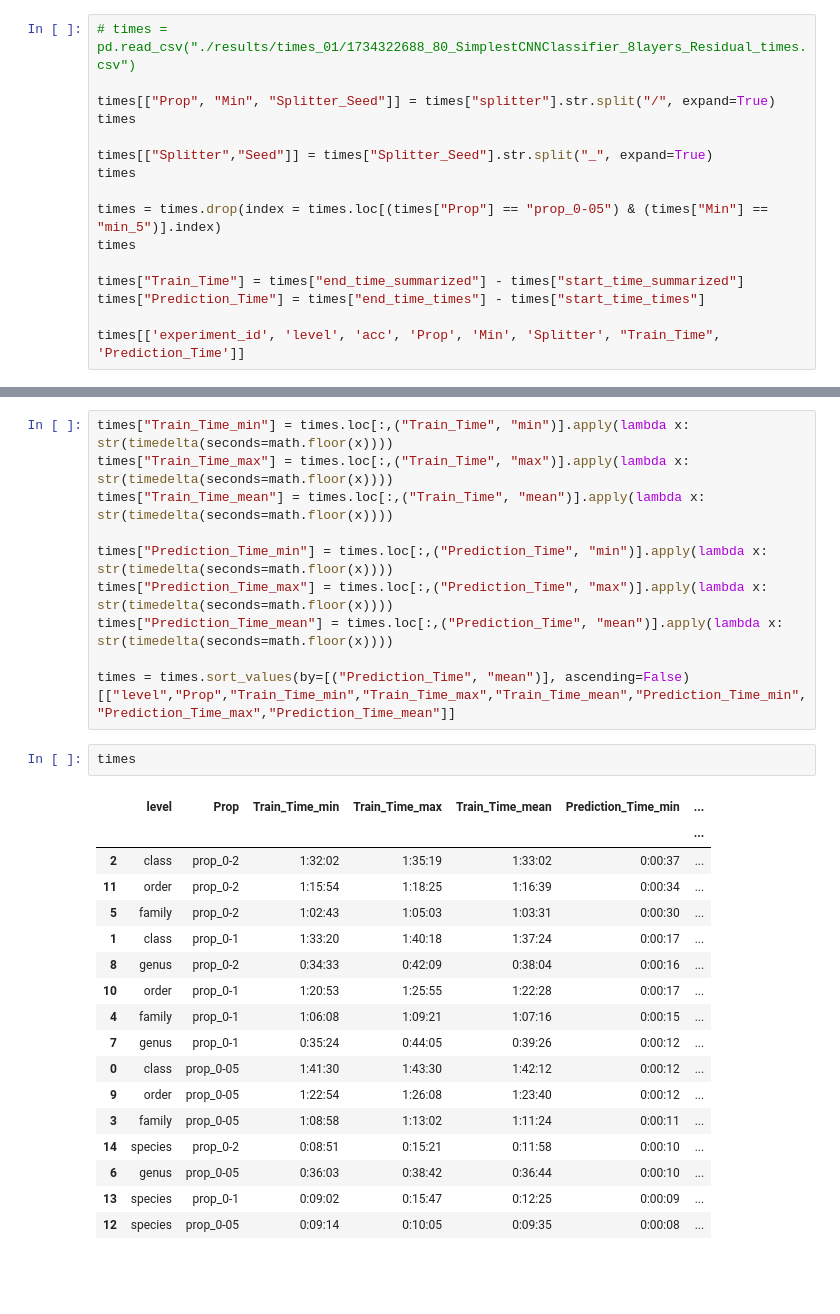
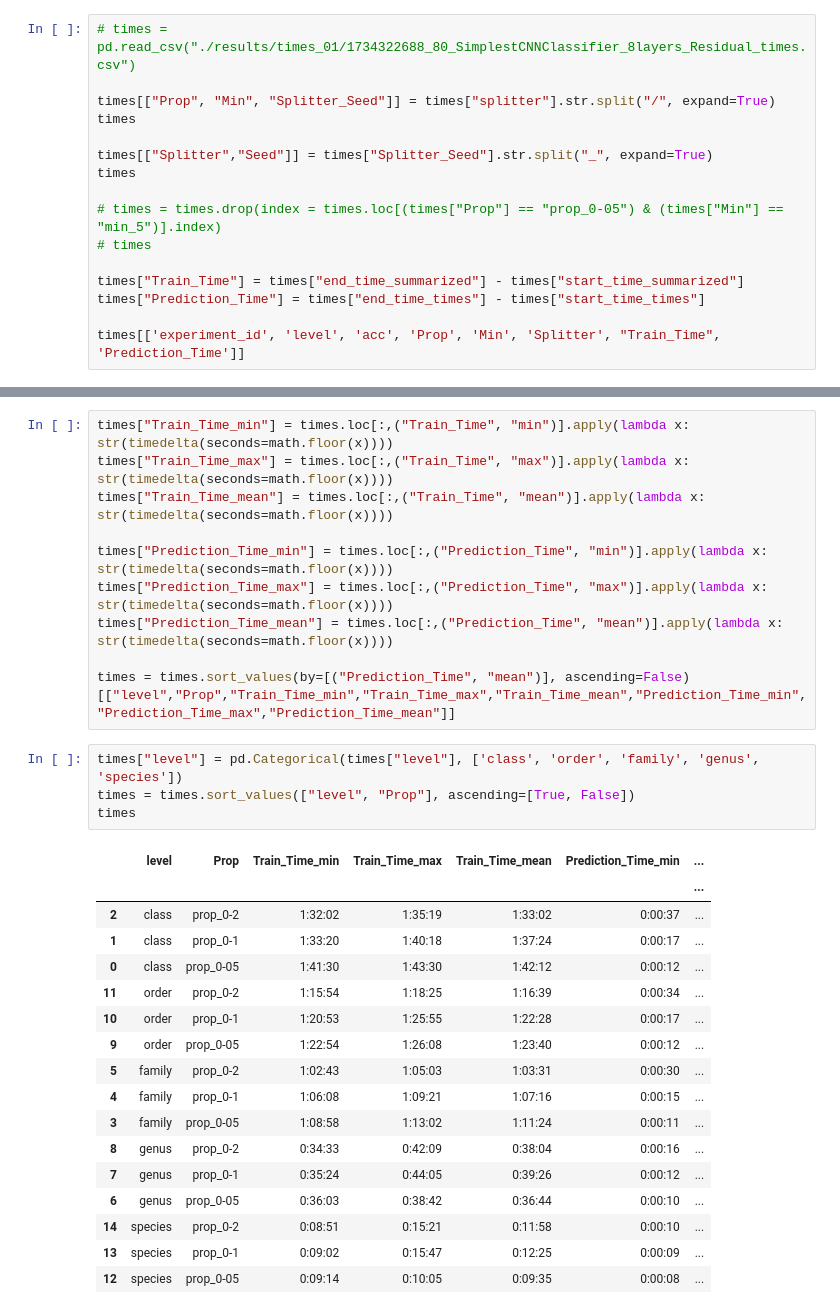
Before and after one commit to GSFrainer/taxonomy_classification, a Jupyter notebook: CNN/times.ipynb, the cells around one changed output, grey strips where cells are left out. Drawn from its saved outputs; the diff is of its cells as text; blank space fills up the shorter version.

```diff
--- a/CNN/times.ipynb
+++ b/CNN/times.ipynb
@@ -38,8 +38,8 @@ times
 times[["Splitter","Seed"]] = times["Splitter_Seed"].str.split("_", expand=True)
 times
 
-times = times.drop(index = times.loc[(times["Prop"] == "prop_0-05") & (times["Min"] == "min_5")].index)
-times
+# times = times.drop(index = times.loc[(times["Prop"] == "prop_0-05") & (times["Min"] == "min_5")].index)
+# times
 
 times["Train_Time"] = times["end_time_summarized"] - times["start_time_summarized"]
 times["Prediction_Time"] = times["end_time_times"] - times["start_time_times"]
@@ -94,23 +94,25 @@ times["Prediction_Time_max"] = times.loc[:,("Prediction_Time", "max")].apply(lam
 times["Prediction_Time_mean"] = times.loc[:,("Prediction_Time", "mean")].apply(lambda x: str(timedelta(seconds=math.floor(x))))
 
 times = times.sort_values(by=[("Prediction_Time", "mean")], ascending=False)[["level","Prop","Train_Time_min","Train_Time_max","Train_Time_mean","Prediction_Time_min","Prediction_Time_max","Prediction_Time_mean"]]
-# %%
-times
-# %% [output]
-|  | level | Prop | Train_Time_min | Train_Time_max | Train_Time_mean | Prediction_Time_min | ... |
-|  |  |  |  |  |  |  | ... |
-| 2 | class | prop_0-2 | 1:32:02 | 1:35:19 | 1:33:02 | 0:00:37 | ... |
-| 11 | order | prop_0-2 | 1:15:54 | 1:18:25 | 1:16:39 | 0:00:34 | ... |
-| 5 | family | prop_0-2 | 1:02:43 | 1:05:03 | 1:03:31 | 0:00:30 | ... |
-| 1 | class | prop_0-1 | 1:33:20 | 1:40:18 | 1:37:24 | 0:00:17 | ... |
-| 8 | genus | prop_0-2 | 0:34:33 | 0:42:09 | 0:38:04 | 0:00:16 | ... |
-| 10 | order | prop_0-1 | 1:20:53 | 1:25:55 | 1:22:28 | 0:00:17 | ... |
-| 4 | family | prop_0-1 | 1:06:08 | 1:09:21 | 1:07:16 | 0:00:15 | ... |
-| 7 | genus | prop_0-1 | 0:35:24 | 0:44:05 | 0:39:26 | 0:00:12 | ... |
-| 0 | class | prop_0-05 | 1:41:30 | 1:43:30 | 1:42:12 | 0:00:12 | ... |
-| 9 | order | prop_0-05 | 1:22:54 | 1:26:08 | 1:23:40 | 0:00:12 | ... |
-| 3 | family | prop_0-05 | 1:08:58 | 1:13:02 | 1:11:24 | 0:00:11 | ... |
-| 14 | species | prop_0-2 | 0:08:51 | 0:15:21 | 0:11:58 | 0:00:10 | ... |
-| 6 | genus | prop_0-05 | 0:36:03 | 0:38:42 | 0:36:44 | 0:00:10 | ... |
-| 13 | species | prop_0-1 | 0:09:02 | 0:15:47 | 0:12:25 | 0:00:09 | ... |
-| 12 | species | prop_0-05 | 0:09:14 | 0:10:05 | 0:09:35 | 0:00:08 | ... |
+# %%
+times["level"] = pd.Categorical(times["level"], ['class', 'order', 'family', 'genus', 'species'])
+times = times.sort_values(["level", "Prop"], ascending=[True, False])
+times
+# %% [output]
+|  | level | Prop | Train_Time_min | Train_Time_max | Train_Time_mean | Prediction_Time_min | ... |
+|  |  |  |  |  |  |  | ... |
+| 2 | class | prop_0-2 | 1:32:02 | 1:35:19 | 1:33:02 | 0:00:37 | ... |
+| 1 | class | prop_0-1 | 1:33:20 | 1:40:18 | 1:37:24 | 0:00:17 | ... |
+| 0 | class | prop_0-05 | 1:41:30 | 1:43:30 | 1:42:12 | 0:00:12 | ... |
+| 11 | order | prop_0-2 | 1:15:54 | 1:18:25 | 1:16:39 | 0:00:34 | ... |
+| 10 | order | prop_0-1 | 1:20:53 | 1:25:55 | 1:22:28 | 0:00:17 | ... |
+| 9 | order | prop_0-05 | 1:22:54 | 1:26:08 | 1:23:40 | 0:00:12 | ... |
+| 5 | family | prop_0-2 | 1:02:43 | 1:05:03 | 1:03:31 | 0:00:30 | ... |
+| 4 | family | prop_0-1 | 1:06:08 | 1:09:21 | 1:07:16 | 0:00:15 | ... |
+| 3 | family | prop_0-05 | 1:08:58 | 1:13:02 | 1:11:24 | 0:00:11 | ... |
+| 8 | genus | prop_0-2 | 0:34:33 | 0:42:09 | 0:38:04 | 0:00:16 | ... |
+| 7 | genus | prop_0-1 | 0:35:24 | 0:44:05 | 0:39:26 | 0:00:12 | ... |
+| 6 | genus | prop_0-05 | 0:36:03 | 0:38:42 | 0:36:44 | 0:00:10 | ... |
+| 14 | species | prop_0-2 | 0:08:51 | 0:15:21 | 0:11:58 | 0:00:10 | ... |
+| 13 | species | prop_0-1 | 0:09:02 | 0:15:47 | 0:12:25 | 0:00:09 | ... |
+| 12 | species | prop_0-05 | 0:09:14 | 0:10:05 | 0:09:35 | 0:00:08 | ... |
```
Also changed, not shown: parts of 1 cell of this notebook, 9 other files.
